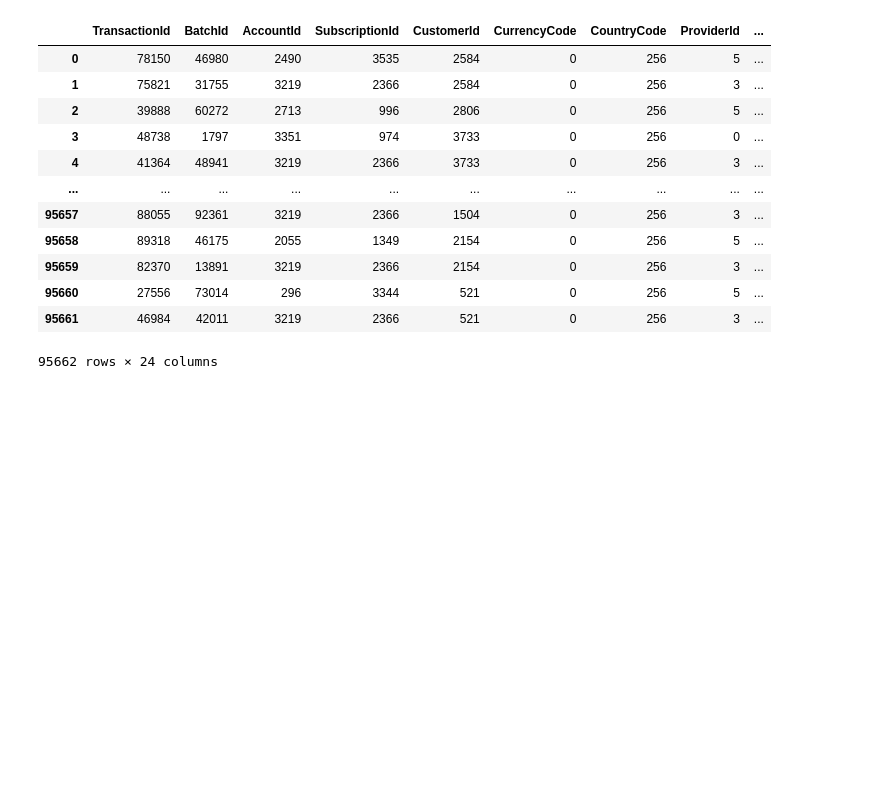
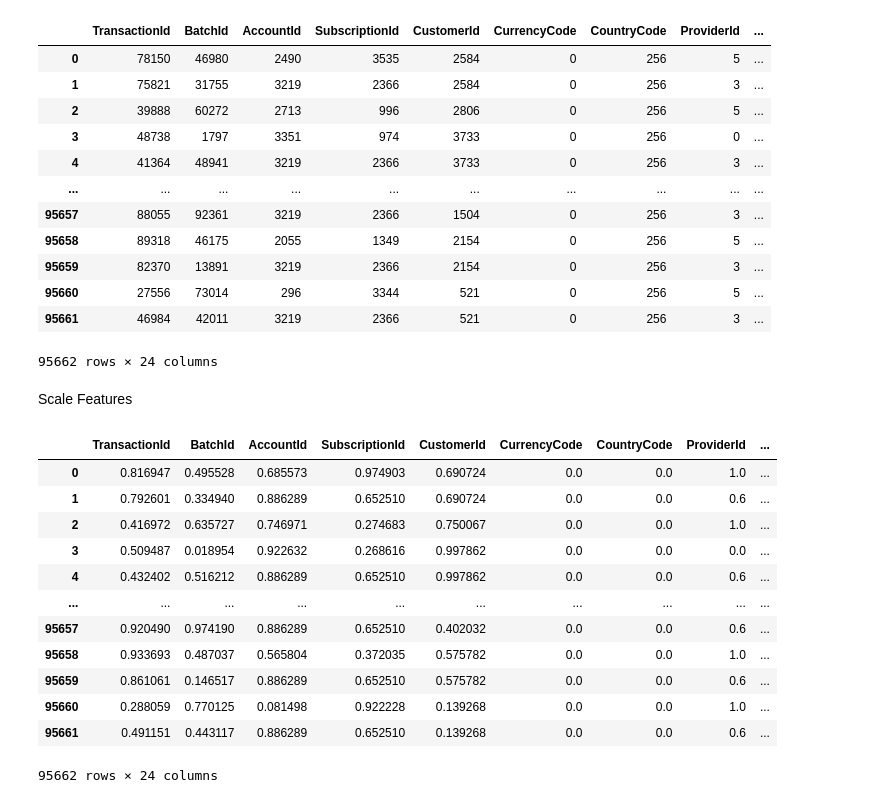
Before and after one commit to YonatanMoges/credit-scoring-model, a Jupyter notebook: notebook/feature_engineering.ipynb, the cells around one changed output. Cells and saved outputs as stored; diff of their text form; code cells hidden in the pictures; blank space fills up the shorter version.

Commit message:
Normalize

```diff
--- a/notebook/feature_engineering.ipynb
+++ b/notebook/feature_engineering.ipynb
@@ -85,3 +85,21 @@ fe.handle_missing_values(strategy="mean")
 | 95660 | 27556 | 73014 | 296 | 3344 | 521 | 0 | 256 | 5 | ... |
 | 95661 | 46984 | 42011 | 3219 | 2366 | 521 | 0 | 256 | 3 | ... |
 95662 rows × 24 columns
+# %% [markdown]
+Scale Features
+# %%
+fe.scale_features(method="normalize")
+# %% [output]
+|  | TransactionId | BatchId | AccountId | SubscriptionId | CustomerId | CurrencyCode | CountryCode | ProviderId | ... |
+| 0 | 0.816947 | 0.495528 | 0.685573 | 0.974903 | 0.690724 | 0.0 | 0.0 | 1.0 | ... |
+| 1 | 0.792601 | 0.334940 | 0.886289 | 0.652510 | 0.690724 | 0.0 | 0.0 | 0.6 | ... |
+| 2 | 0.416972 | 0.635727 | 0.746971 | 0.274683 | 0.750067 | 0.0 | 0.0 | 1.0 | ... |
+| 3 | 0.509487 | 0.018954 | 0.922632 | 0.268616 | 0.997862 | 0.0 | 0.0 | 0.0 | ... |
+| 4 | 0.432402 | 0.516212 | 0.886289 | 0.652510 | 0.997862 | 0.0 | 0.0 | 0.6 | ... |
+| ... | ... | ... | ... | ... | ... | ... | ... | ... | ... |
+| 95657 | 0.920490 | 0.974190 | 0.886289 | 0.652510 | 0.402032 | 0.0 | 0.0 | 0.6 | ... |
+| 95658 | 0.933693 | 0.487037 | 0.565804 | 0.372035 | 0.575782 | 0.0 | 0.0 | 1.0 | ... |
+| 95659 | 0.861061 | 0.146517 | 0.886289 | 0.652510 | 0.575782 | 0.0 | 0.0 | 0.6 | ... |
+| 95660 | 0.288059 | 0.770125 | 0.081498 | 0.922228 | 0.139268 | 0.0 | 0.0 | 1.0 | ... |
+| 95661 | 0.491151 | 0.443117 | 0.886289 | 0.652510 | 0.139268 | 0.0 | 0.0 | 0.6 | ... |
+95662 rows × 24 columns
```
